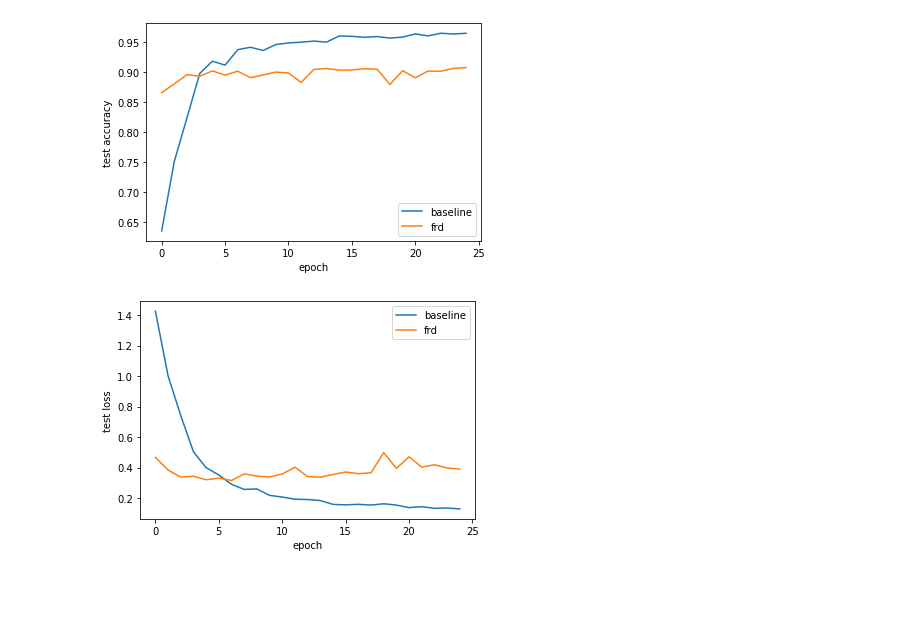
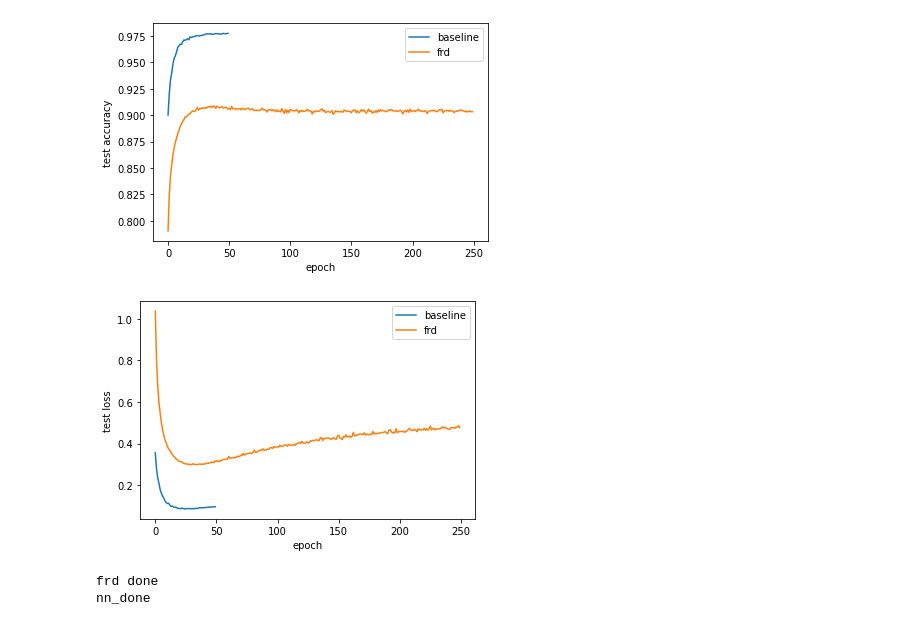
Before and after one commit to nmank/FRD-NN, a Jupyter notebook: plots.ipynb, the cells around one changed output. Drawn from its saved outputs; the diff is of its cells as text; code cells hidden in the pictures; blank space fills up the shorter version.

Commit message:
more plots

```diff
--- a/plots.ipynb
+++ b/plots.ipynb
@@ -6,22 +9,41 @@ import pandas
 # %%
-nn_data = pandas.read_csv('./experiments/mnist/raw/triangle_nn_3layer/training_stats.csv')
-frd_data = pandas.read_csv('./experiments/mnist/frd/triangle_nn_3layer/training_stats.csv')
-plt.figure()
+nn_data = pandas.read_csv('./experiments/mnist/raw/raw_triangle_nn_3layer_lr_p1/training_stats.csv')
+frd_data = pandas.read_csv('./experiments/mnist/frd/frd_triangle_nn_3layer_lr_p01/training_stats.csv')
 plt.plot(nn_data['Test Accuracy'], label = 'baseline')
 plt.plot(frd_data['Test Accuracy'], label = 'frd')
 plt.legend()
 plt.ylabel('test accuracy')
 plt.xlabel('epoch')
 plt.show()
 
 
 plt.figure()
 plt.plot(nn_data['Test Loss'], label = 'baseline')
 plt.plot(frd_data['Test Loss'], label = 'frd')
 plt.legend()
 plt.ylabel('test loss')
 plt.xlabel('epoch')
 plt.show()
 # %% [output]
-[figure, old version]
+[figure, new version]
-[figure, old version]
+[figure, new version]
+# %%
+def val_rotations(datapath, model_path, data_transforms):
+    model = torch.load(model_path)
+
+    return [tm.test_model(datapath+str(d)+'degrees', model, data_transforms) for d in range(0,360,10)]
+
+frd_accs = val_rotations('./FRD_datasets/mnist_splits/',
+                        './experiments/mnist/frd/frd_triangle_nn_3layer_lr_p01/model/model49.pth',
+                        mm.choose_transforms('frd_nn'))
+print('frd done')
+
+nn_accs = val_rotations('./raw_datasets/mnist_splits/',
+                        './experiments/mnist/raw/raw_triangle_nn_3layer_lr_p1/model/model49.pth',
+                        mm.choose_transforms('raw_nn'))
+
+
+print('nn_done')
+# %% [output]
+frd done
+nn_done
```
Also changed, not shown: parts of 8 cells of this notebook, 4 other files.
